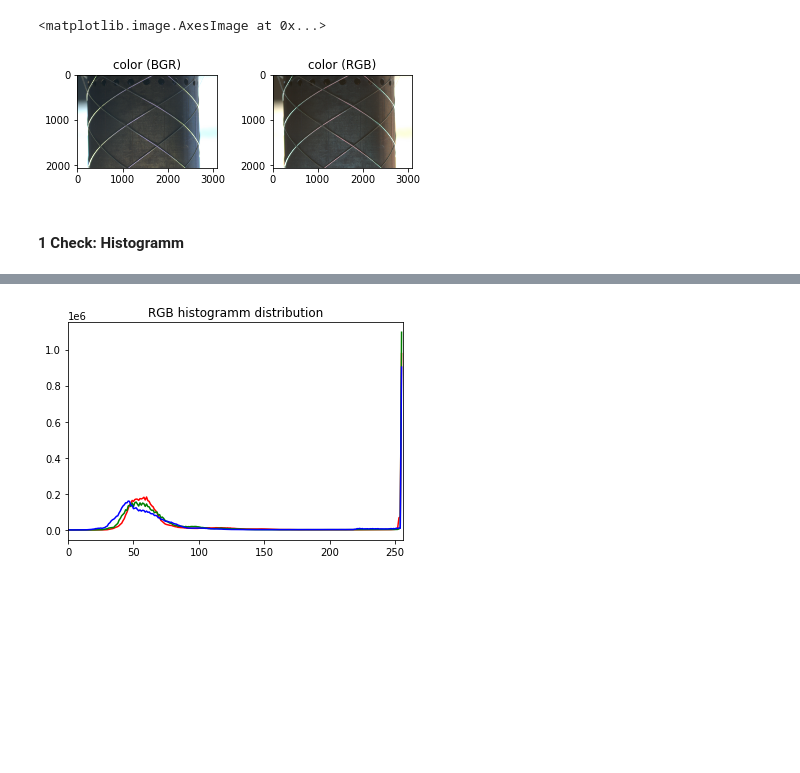
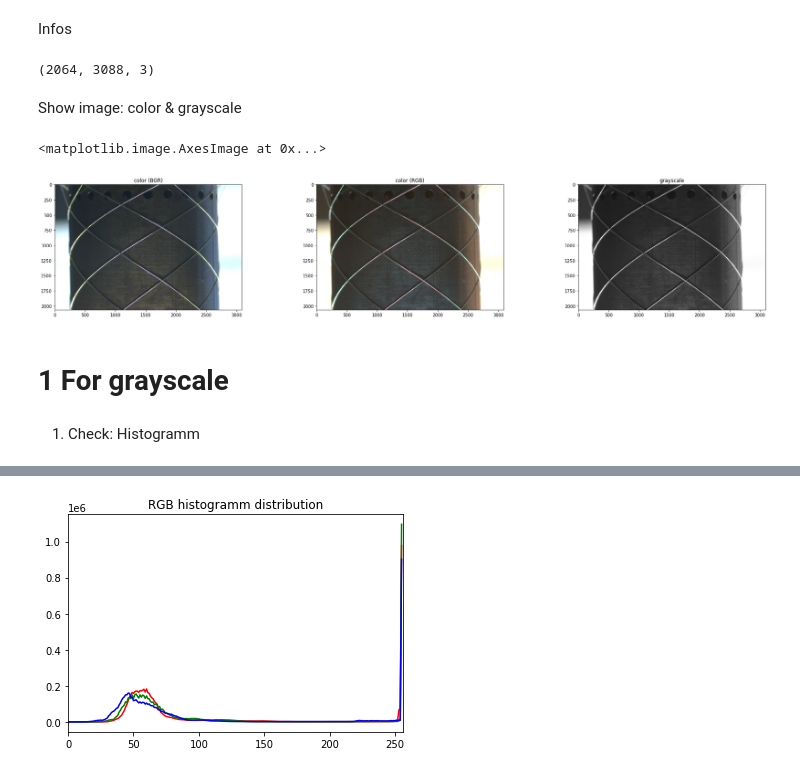
Before and after one commit to DuncanDai/master_border_extraction, a Jupyter notebook: src/prework_quick_test.ipynb, the cells around one changed output, grey strips where cells are left out. Saved outputs shown, nothing was run; the diff lists cells and outputs as text; code cells hidden in the pictures; blank space fills up the shorter version.

Commit message:
Finish test - grayscale with contrast enhancement

```diff
--- a/src/prework_quick_test.ipynb
+++ b/src/prework_quick_test.ipynb
@@ -8,20 +8,36 @@ import matplotlib.pyplot as plt
 
 # env: windows
 PATH_IMAGE = 'D:\\My_Data\\me_Docs\\Masterarbeit\\master_border_extraction\\images\\test1.png'
-image_origin = cv2.imread(PATH_IMAGE, 1)  # color image
+img_origin_color = cv2.imread(PATH_IMAGE, cv2.IMREAD_COLOR)  # color image
+img_origin_gray = cv2.imread(PATH_IMAGE, cv2.IMREAD_GRAYSCALE) # gray image
+# %% [markdown]
+Infos
+# %%
+dimensions = img_origin_color.shape
+print(dimensions) # (2064, 3088, 3) => height, width pixels, channels
+# %% [output]
+(2064, 3088, 3)
+# %% [markdown]
+Show image: color & grayscale
 # %%
-plt.figure()
+plt.figure(num=1, figsize=(30, 60))
 plt.subplots_adjust(wspace=0.4, hspace=0.4) # adjust the distance between subplots
-plt.subplot(1, 2, 1)
+plt.subplot(1, 3, 1)
 plt.title('color (BGR)')
-plt.imshow(image_origin)
+plt.imshow(img_origin_color)  # b-g-r color image
 
-image = cv2.cvtColor(image_origin, cv2.COLOR_BGR2RGB)
-plt.subplot(1, 2, 2)
+img_rgb = cv2.cvtColor(img_origin_color, cv2.COLOR_BGR2RGB)
+plt.subplot(1, 3, 2)
 plt.title('color (RGB)')
-plt.imshow(image)
+plt.imshow(img_rgb)
+
+plt.subplot(1, 3, 3)
+plt.title('grayscale')
+plt.imshow(img_origin_gray, cmap='gray')
 # %% [output]
 <matplotlib.image.AxesImage at 0x...>
-[figure, old version]
+[figure, new version]
+# %% [markdown]
+# 1 For grayscale
 # %% [markdown]
-#### 1 Check: Histogramm
+1. Check: Histogramm
```
Also changed, not shown: parts of 8 cells of this notebook.
